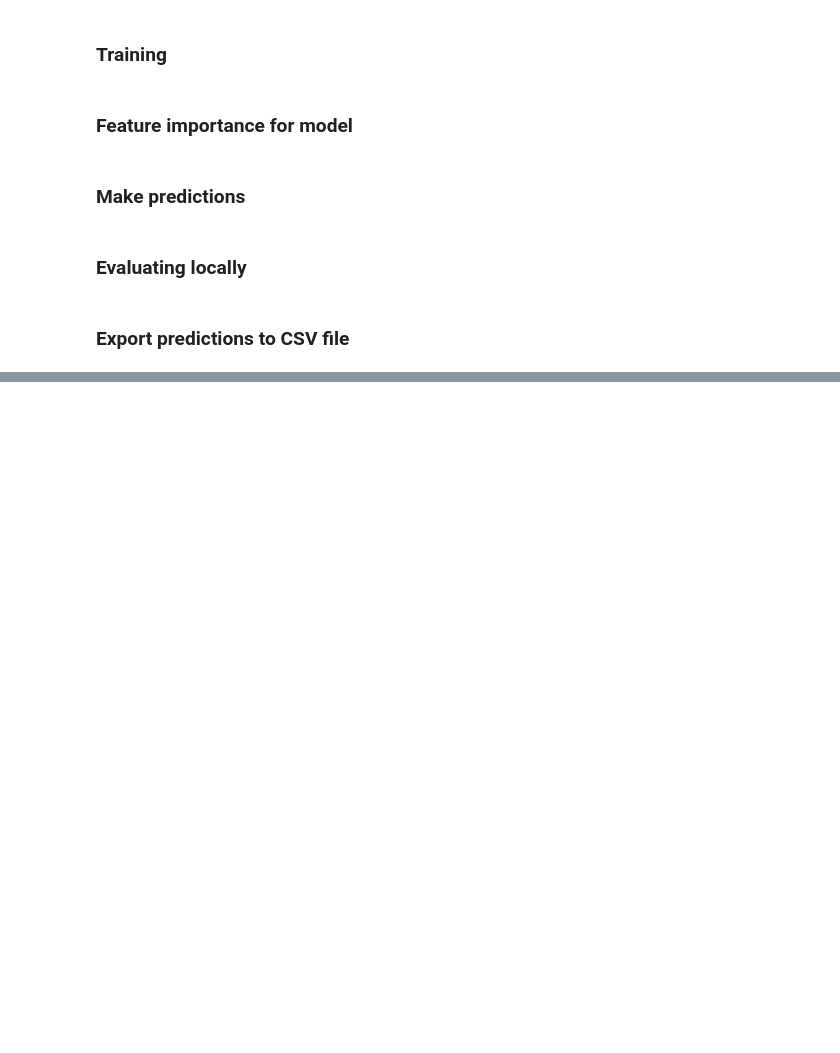
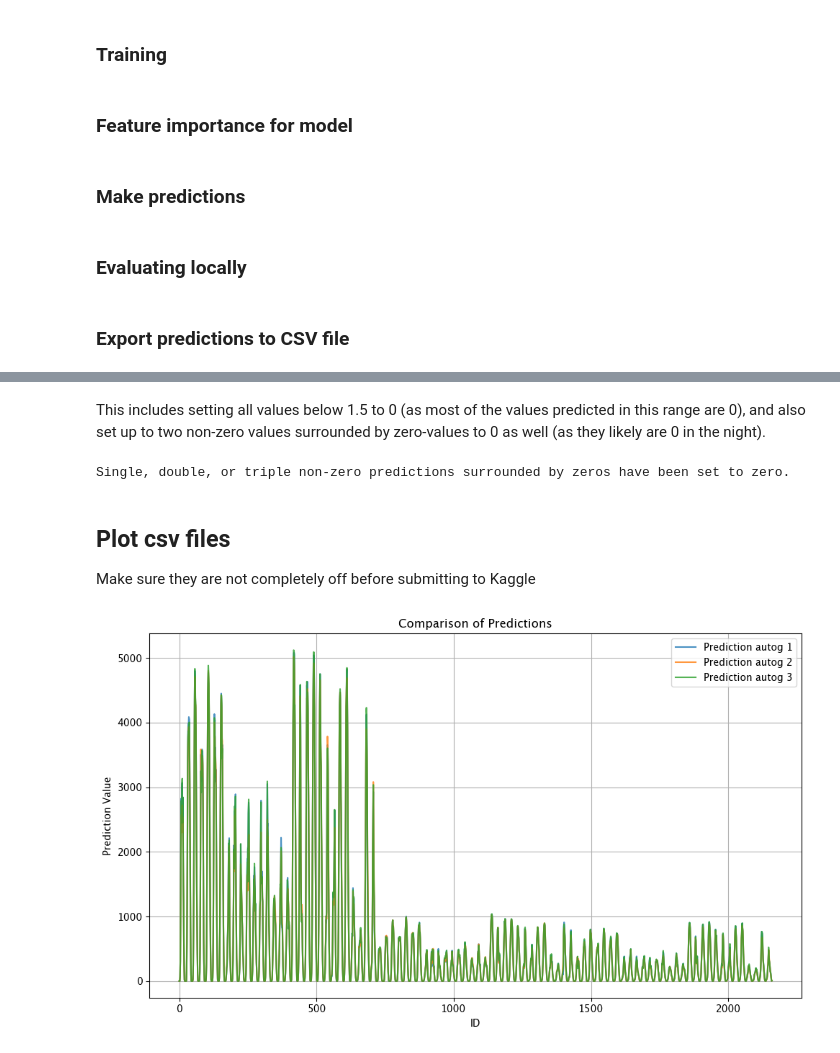
Before and after one commit to Mathias-a/TDT4173-project, a Jupyter notebook: long_notebook.ipynb, the cells around one changed output, grey strips where cells are left out. Saved outputs shown, nothing was run; the diff lists cells and outputs as text; code cells hidden in the pictures; blank space fills up the shorter version.

```diff
--- a/long_notebook.ipynb
+++ b/long_notebook.ipynb
@@ -954,0 +1010,80 @@ df_submission[["id", "prediction"]].to_csv("kaggle_submission_catboost_17.csv",
+# %% [markdown]
+
+
+This includes setting all values below 1.5 to 0 (as most of the values predicted in this range are 0), and also set up to two non-zero values surrounded by zero-values to 0 as well (as they likely are 0 in the night).
+# %%
+
+# Load the CSV file into a DataFrame
+# df = pd.read_csv('combined_predictions_A_ensembled_BC_specialized.csv')
+df = pd.read_csv('predictions/averaged_autogluon_erik_145_mathias.csv')
+
+# Ensure there are no negative predictions
+df['prediction'] = df['prediction'].apply(lambda x: max(x, 0))
+
+df['prediction'] = df['prediction'].apply(lambda x: 0 if x < 1.5 else x)
+
+
+# Set predictions to zero where up to three non-zero predictions are surrounded by zeros
+for i in range(1, len(df) - 1):
+    # Check single non-zero prediction surrounded by zeros
+    if df.loc[i - 1, 'prediction'] == 0 and df.loc[i + 1, 'prediction'] == 0:
+        df.loc[i, 'prediction'] = 0
+    # Check two consecutive non-zero predictions surrounded by zeros
+    if i < len(df) - 2 and df.loc[i - 1, 'prediction'] == 0 and df.loc[i + 2, 'prediction'] == 0:
+        df.loc[i, 'prediction'] = 0
+        df.loc[i + 1, 'prediction'] = 0
+    # Check three consecutive non-zero predictions surrounded by zeros
+
+# Save the updated DataFrame back to a CSV file
+df.to_csv('predictions/averaged_autogluon_erik_145_mathias.csv', index=False)
+# df.to_csv('combined_predictions_A_ensembled_BC_specialized.csv', index=False)
+
+print("Single, double, or triple non-zero predictions surrounded by zeros have been set to zero.")
+# %% [output]
+Single, double, or triple non-zero predictions surrounded by zeros have been set to zero.
+# %% [markdown]
+## Plot csv files
+
+Make sure they are not completely off before submitting to Kaggle
+# %%
+import pandas as pd
+import matplotlib.pyplot as plt
+
+# Load the datasets
+
+df1 = pd.read_csv('predictions/autogluon-2-stack-params.csv')
+df2 = pd.read_csv('predictions/averaged_autogluon_mathias_x2.csv')
+df3 = pd.read_csv('predictions/averaged_autogluon_erik_145_mathias.csv')
+
+
+# df5 = pd.read_csv('kaggle_submission_catboost_19.csv')
+
+
+# Create a new DataFrame to hold all predictions
+df_predictions = pd.DataFrame({
+    'id': df2['id'],
+    'Prediction autog 1': df1['prediction'],
+    'Prediction autog 3': df2['prediction'],
+    'Prediction autog 2': df3['prediction'],
+})
+
+# Plot the predictions
+plt.figure(figsize=(10, 6))
+
+plt.plot(df_predictions['id'], df_predictions['Prediction autog 1'], label='Prediction autog 1', alpha=0.8)
+plt.plot(df_predictions['id'], df_predictions['Prediction autog 2'], label='Prediction autog 2', alpha=0.8)
+plt.plot(df_predictions['id'], df_predictions['Prediction autog 3'], label='Prediction autog 3', alpha=0.8)
+
+
+
+plt.title('Comparison of Predictions')
+plt.xlabel('ID')
+plt.ylabel('Prediction Value')
+plt.legend()
+plt.grid(True)
+plt.tight_layout()
+
+# Display the plot
+plt.show()
+# %% [output]
+[figure, added]
```
Also changed, not shown: parts of 4 cells of this notebook.
